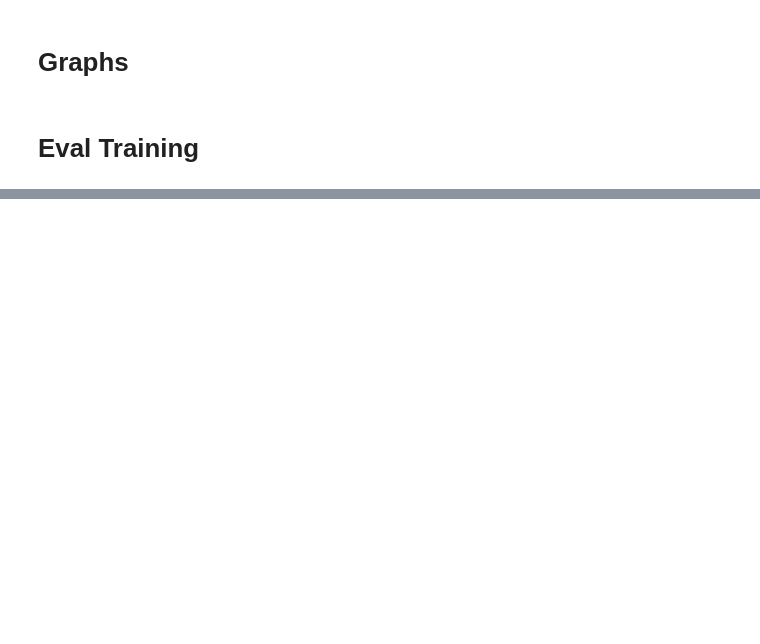
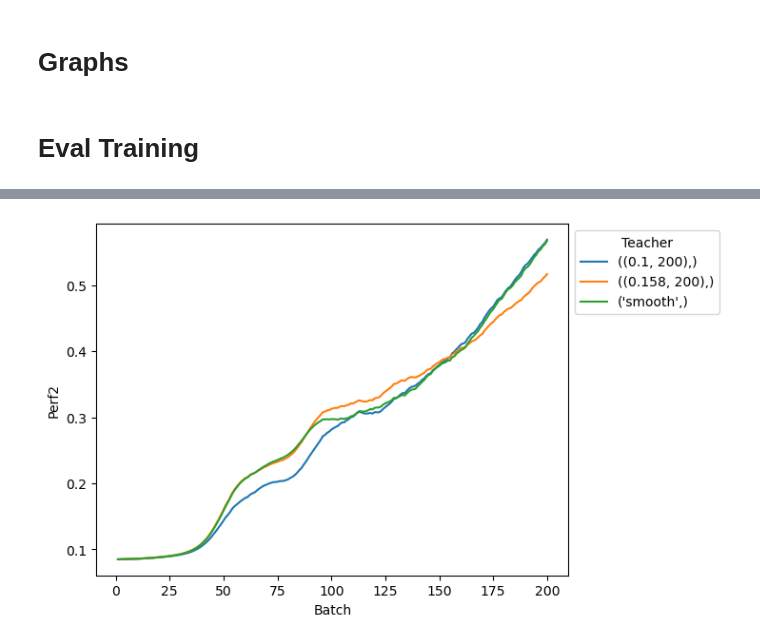
Before and after one commit to saumikn/gymnasium-test, a Jupyter notebook: tree.ipynb, the cells around one changed output, grey strips where cells are left out. Saved outputs shown, nothing was run; the diff lists cells and outputs as text; code cells hidden in the pictures; blank space fills up the shorter version.

Commit message:
code showing smoothing

```diff
--- a/tree.ipynb
+++ b/tree.ipynb
@@ -440,0 +503,23 @@ def exp(student, verbose=True, n=20):
+# %%
+res2 = {}
+for s, t, d in res:
+    s = f"{s:.3f}"
+
+    if (s,t) not in res2:
+        res2[s,t] = [list(d.values())]
+    else:
+        res2[s,t].append(list(d.values()))
+
+res2 = {k:list(np.array(v)) for k,v in res2.items()}
+# %%
+df = pd.DataFrame(res2.values())
+df.index = res2.keys()
+df.index.names = ('Student', 'Teacher')
+df = df.melt(ignore_index=False, var_name='Exp', value_name='Perf')
+with warnings.catch_warnings():
+    warnings.simplefilter(action='ignore', category=pd.errors.PerformanceWarning)
+    df[(np.array(list(res[0][2])) + 1)] = df.Perf.tolist()
+df = df.drop(columns='Perf')
+df = df.reset_index().set_index(['Student','Teacher','Exp'])
+df = df.melt(ignore_index=False, var_name='Batch', value_name='Perf').reset_index()
+df
@@ -440,0 +540,4 @@ def exp(student, verbose=True, n=20):
+# %%
+df2 = df.groupby(['Teacher','Batch']).Perf.mean().reset_index()
+df2['Perf2'] = df2.groupby('Teacher')['Perf'].transform(lambda x: x.rolling(10,1).mean())
+df2
@@ -441,2 +558,21 @@ def exp(student, verbose=True, n=20):
+# %%
+sub = [
+    ((0.1, 200),),
+    ((0.158, 200),),
+    # ((0.158, 25),(0.1, 175),),
+    # ((0.158, 50),(0.1, 150),),
+    # ((0.158, 75),(0.1, 125),),
+    # ((0.158, 100),(0.1, 100),),
+    # ((0.158, 125),(0.1, 75),),
+    ("smooth",),
+]
+# %%
+with warnings.catch_warnings():
+    warnings.simplefilter(action='ignore', category=FutureWarning)
+    ax = sns.lineplot(df2[df2.Teacher.isin(sub)], x='Batch', y='Perf2', hue='Teacher', errorbar='se')
+    # ax = sns.lineplot(df2[df2.Teacher=='scale'], x='Batch', y='Perf2', hue='Teacher', errorbar='se')
+    sns.move_legend(ax, "upper left", bbox_to_anchor=(1, 1))
+# %% [output]
+[figure, added]
 # %%
 %%time
```
Also changed, not shown: parts of 25 cells of this notebook.
